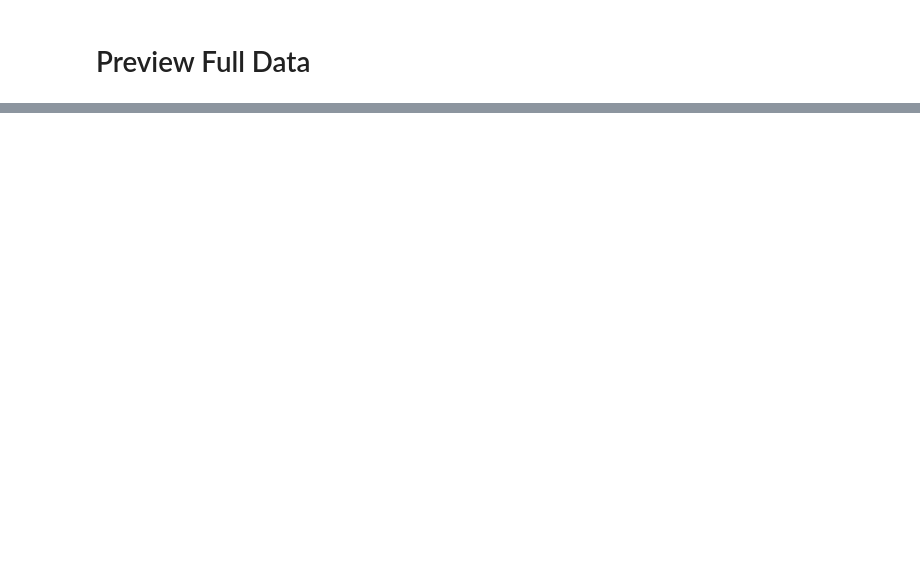
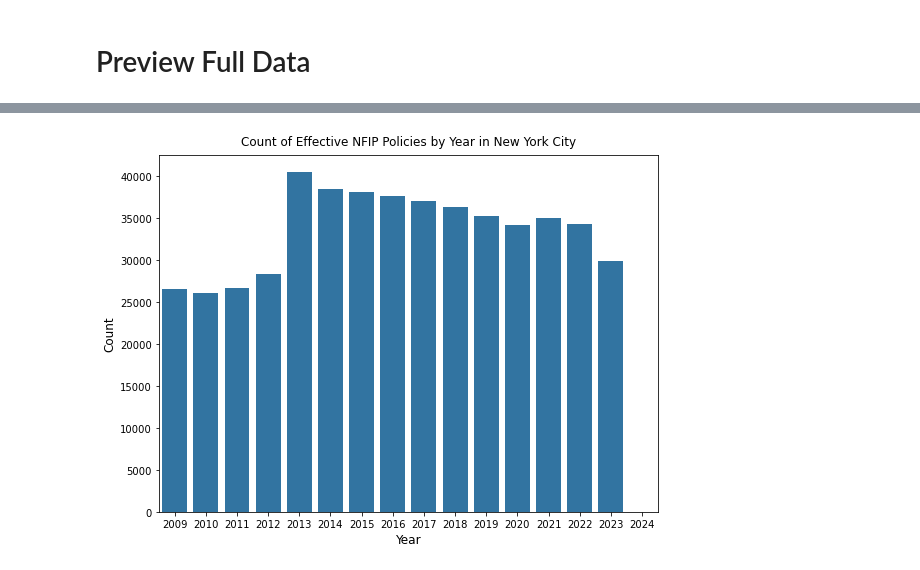
Before and after one commit to mebauer/fema-nfip-nyc, a Jupyter notebook: data-wrangling.ipynb, the cells around one changed output, grey strips where cells are left out. Saved outputs shown, nothing was run; the diff lists cells and outputs as text; code cells hidden in the pictures; blank space fills up the shorter version.

```diff
--- a/data-wrangling.ipynb
+++ b/data-wrangling.ipynb
@@ -292,0 +258,13 @@ Name: propertyState, dtype: int64
+# %%
+df['policyEffectiveYear'] = pd.to_datetime(df['policyEffectiveDate'], errors='coerce').dt.year
+
+bar_df = (
+    df.groupby(by='policyEffectiveYear')['id']
+    .count()
+    .reset_index()
+    .rename(columns={'id':'count'})
+    .astype({'policyEffectiveYear':'int'})
+    .sort_values(by='policyEffectiveYear')
+)
+
+bar_df
@@ -292,0 +289,15 @@ Name: propertyState, dtype: int64
+# %%
+plt.figure(figsize=(8, 6))
+
+sns.barplot(x=bar_df['policyEffectiveYear'], y=bar_df['count'], color='#1f77b4')
+
+label = 'Count of Effective NFIP Policies by Year in New York City'
+plt.title(label, fontsize=12, pad=10)
+
+plt.xlabel('Year', fontsize=12)
+plt.ylabel('Count', fontsize=12)
+
+plt.tight_layout()
+plt.savefig('figures/cover-photo.png', bbox_inches='tight', dpi=250)
+# %% [output]
+[figure, added]
```
Also changed, not shown: parts of 16 cells of this notebook, 2 other files.
